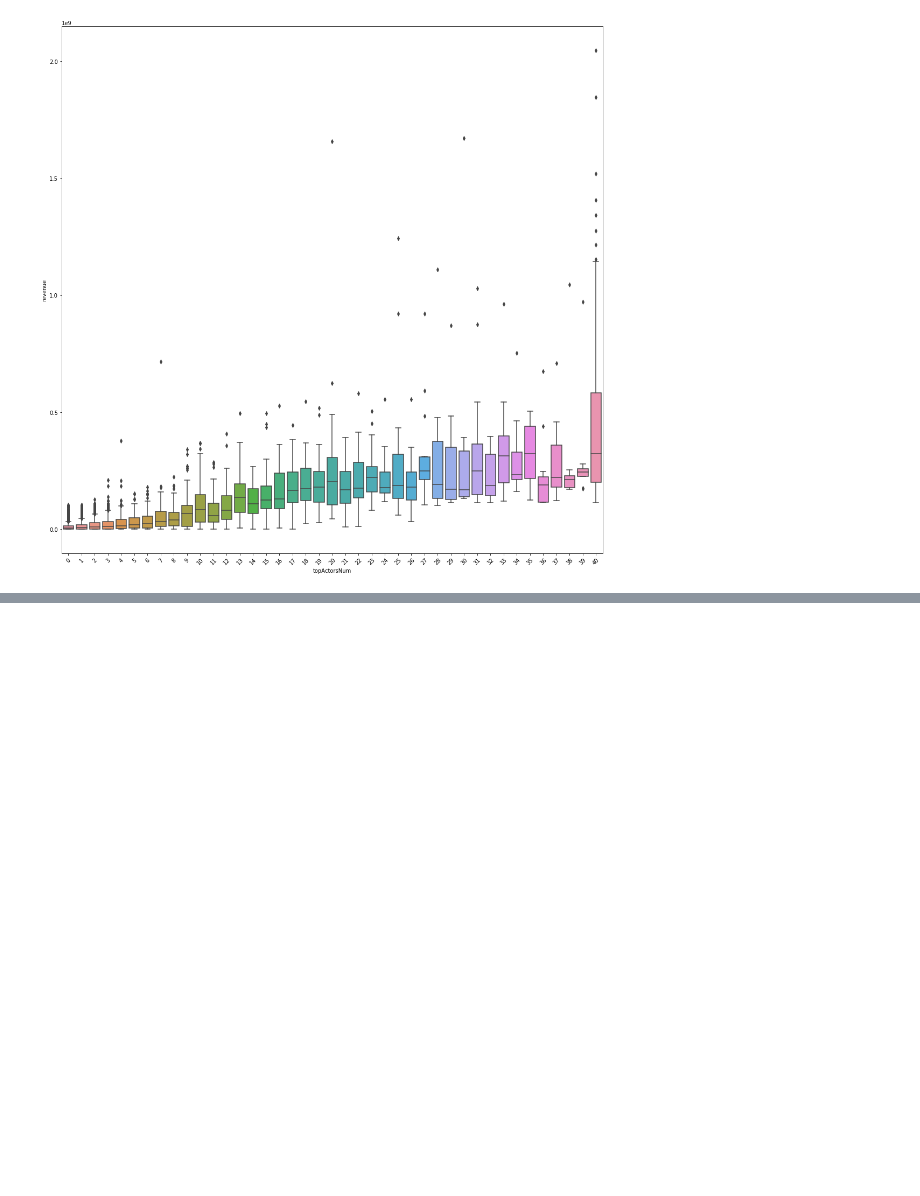
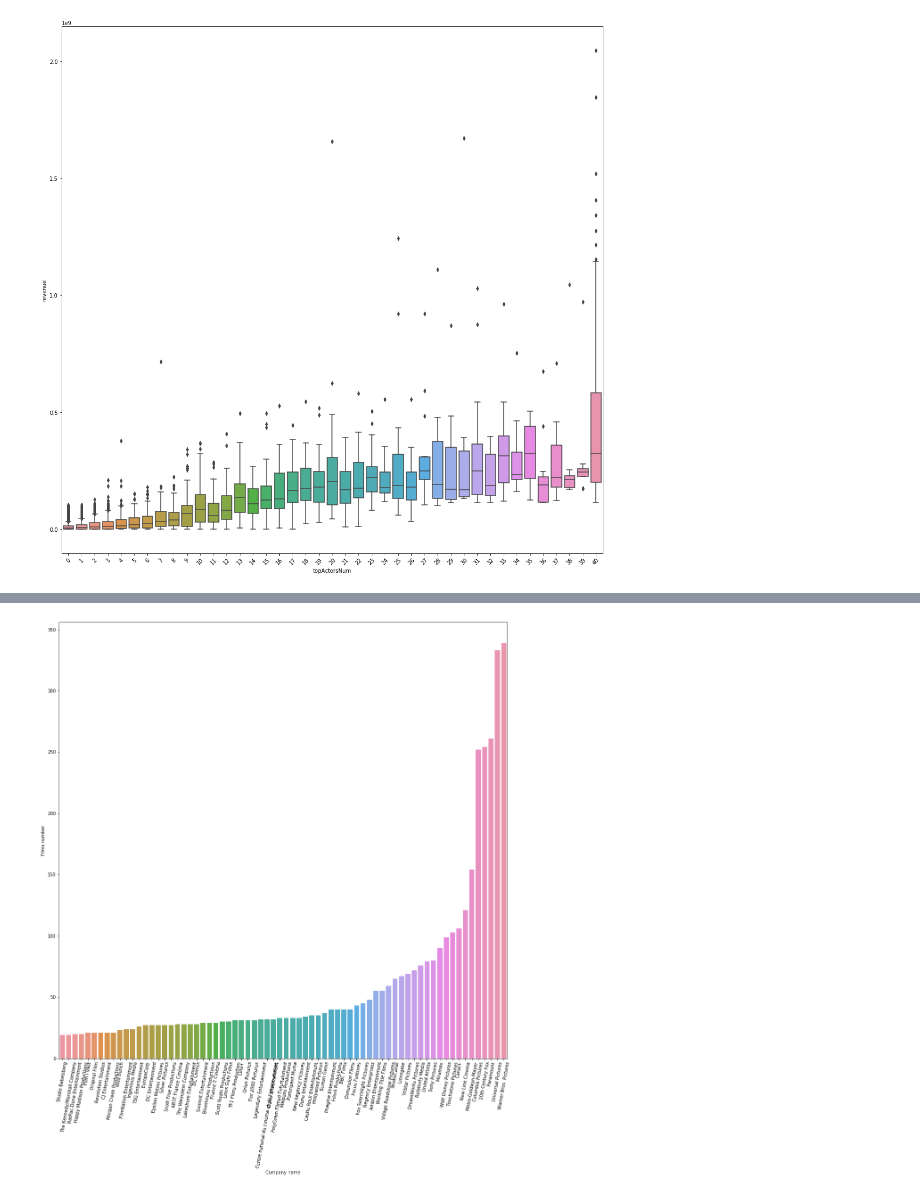
Before and after one commit to Stayermax/BORP, a Jupyter notebook: EDA.ipynb, the cells around one changed output, grey strips where cells are left out. Cells and saved outputs as stored; diff of their text form; code cells hidden in the pictures; blank space fills up the shorter version.

```diff
--- a/EDA.ipynb
+++ b/EDA.ipynb
@@ -218,0 +224,14 @@ PLT8
+# %%
+cname_cid_df = pd.DataFrame.from_dict(dp.companiesIds, orient='index').reset_index()
+cname_cid_df['index'] = cname_cid_df['index'].astype(int)
+cname_cid_df['index']
+cid_profit_df = pd.DataFrame.from_dict(dp.mostProductiveCompanies, orient='index').reset_index()
+cid_profit_df['index'] = cid_profit_df['index'].astype(int)
+cid_profit_df['index']
+cname_profit = cname_cid_df.merge(cid_profit_df, left_on='index', right_on='index')
+cname_profit['Company name'] = cname_profit['0_x']
+cname_profit['Films number'] = cname_profit['0_y']
+cname_profit = cname_profit.drop('0_x', axis = 1)
+cname_profit = cname_profit.drop('0_y', axis = 1)
+cname_profit = cname_profit.sort_values(by = 'Films number')
+cname_profit
@@ -218,0 +252,6 @@ PLT8
+# %%
+PLT_comp = sns.barplot(x='Company name', y='Films number', data = cname_profit[-70:])
+PLT_comp.set_xticklabels(PLT_comp.get_xticklabels(), rotation=80)
+pass
+# %% [output]
+[figure, added]
```
Also changed, not shown: parts of 8 cells of this notebook, 13 other files.
